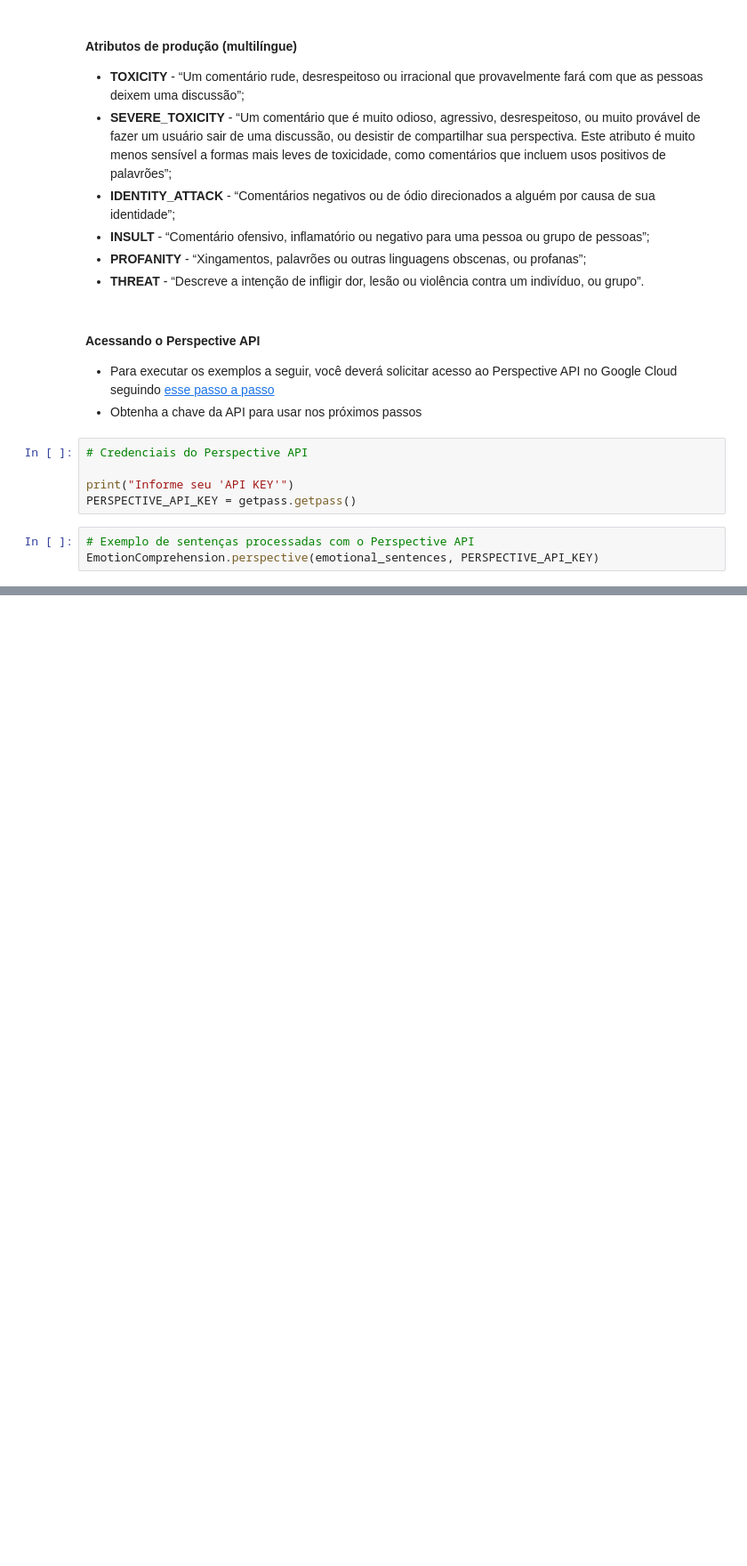
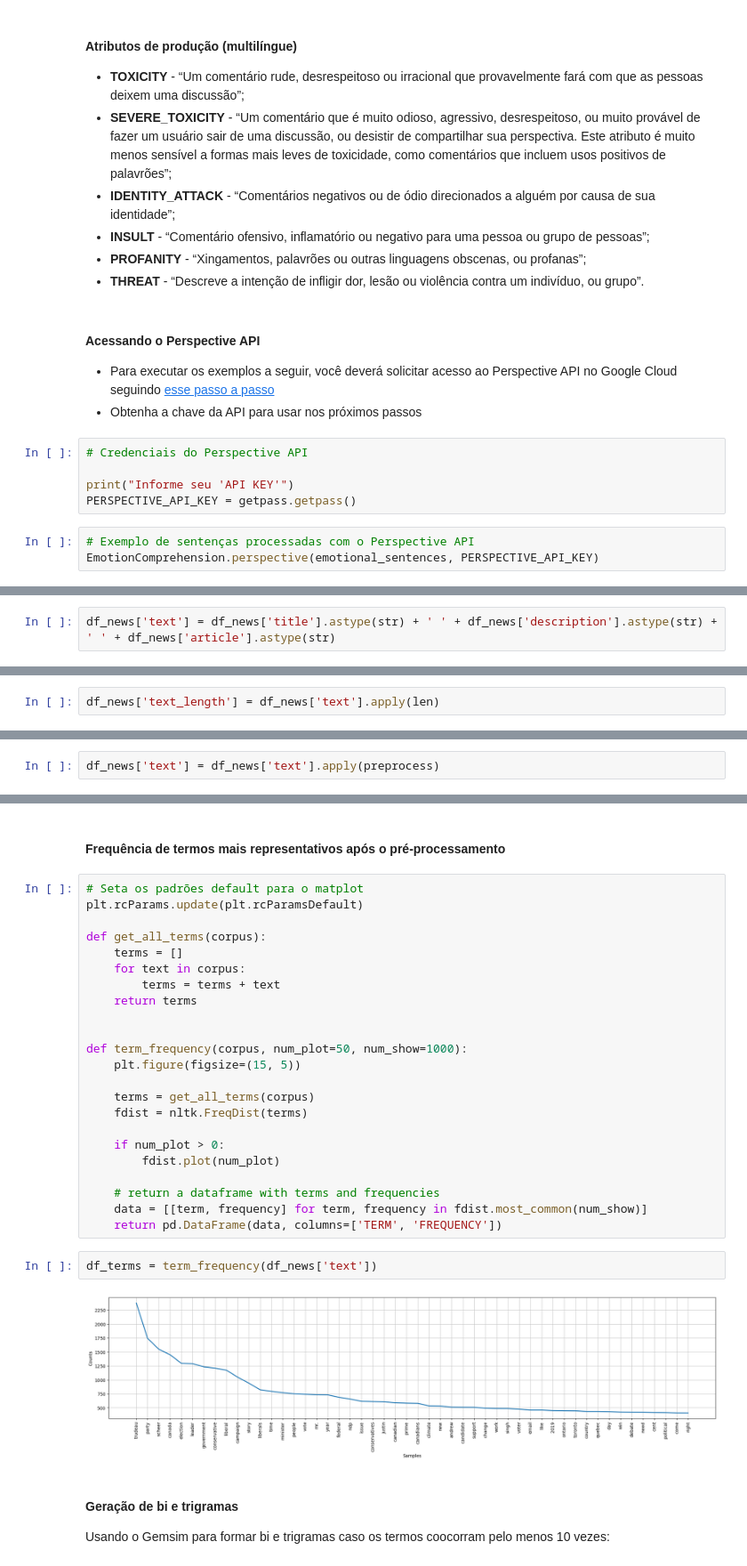
Before and after one commit to webmedia2022-nlp/course-code, a Jupyter notebook: NLP_WebMedia2022.ipynb, the cells around one changed output, grey strips where cells are left out. Shown: that part at 89% size. Saved outputs shown, nothing was run; the diff lists cells and outputs as text; blank space fills up the shorter version.

```diff
--- a/NLP_WebMedia2022.ipynb
+++ b/NLP_WebMedia2022.ipynb
@@ -1077,0 +1142,2 @@ EmotionComprehension.perspective(emotional_sentences, PERSPECTIVE_API_KEY)
+# %%
+df_news['text'] = df_news['title'].astype(str) + ' ' + df_news['description'].astype(str) + ' ' + df_news['article'].astype(str)
@@ -1077,0 +1149,2 @@ EmotionComprehension.perspective(emotional_sentences, PERSPECTIVE_API_KEY)
+# %%
+df_news['text_length'] = df_news['text'].apply(len)
@@ -1077,0 +1226,2 @@ EmotionComprehension.perspective(emotional_sentences, PERSPECTIVE_API_KEY)
+# %%
+df_news['text'] = df_news['text'].apply(preprocess)
@@ -1077,0 +1244,33 @@ EmotionComprehension.perspective(emotional_sentences, PERSPECTIVE_API_KEY)
+# %% [markdown]
+#### Frequência de termos mais representativos após o pré-processamento
+# %%
+# Seta os padrões default para o matplot
+plt.rcParams.update(plt.rcParamsDefault)
+
+def get_all_terms(corpus):
+    terms = []
+    for text in corpus:
+        terms = terms + text
+    return terms
+
+
+def term_frequency(corpus, num_plot=50, num_show=1000):
+    plt.figure(figsize=(15, 5))
+
+    terms = get_all_terms(corpus)
+    fdist = nltk.FreqDist(terms)
+
+    if num_plot > 0:
+        fdist.plot(num_plot)
+
+    # return a dataframe with terms and frequencies
+    data = [[term, frequency] for term, frequency in fdist.most_common(num_show)]
+    return pd.DataFrame(data, columns=['TERM', 'FREQUENCY'])
+# %%
+df_terms = term_frequency(df_news['text'])
+# %% [output]
+[figure, added]
+# %% [markdown]
+#### Geração de bi e trigramas
+
+Usando o Gemsim para formar bi e trigramas caso os termos coocorram pelo menos 10 vezes:
```
Also changed, not shown: parts of 68 cells of this notebook, 1 other file.
